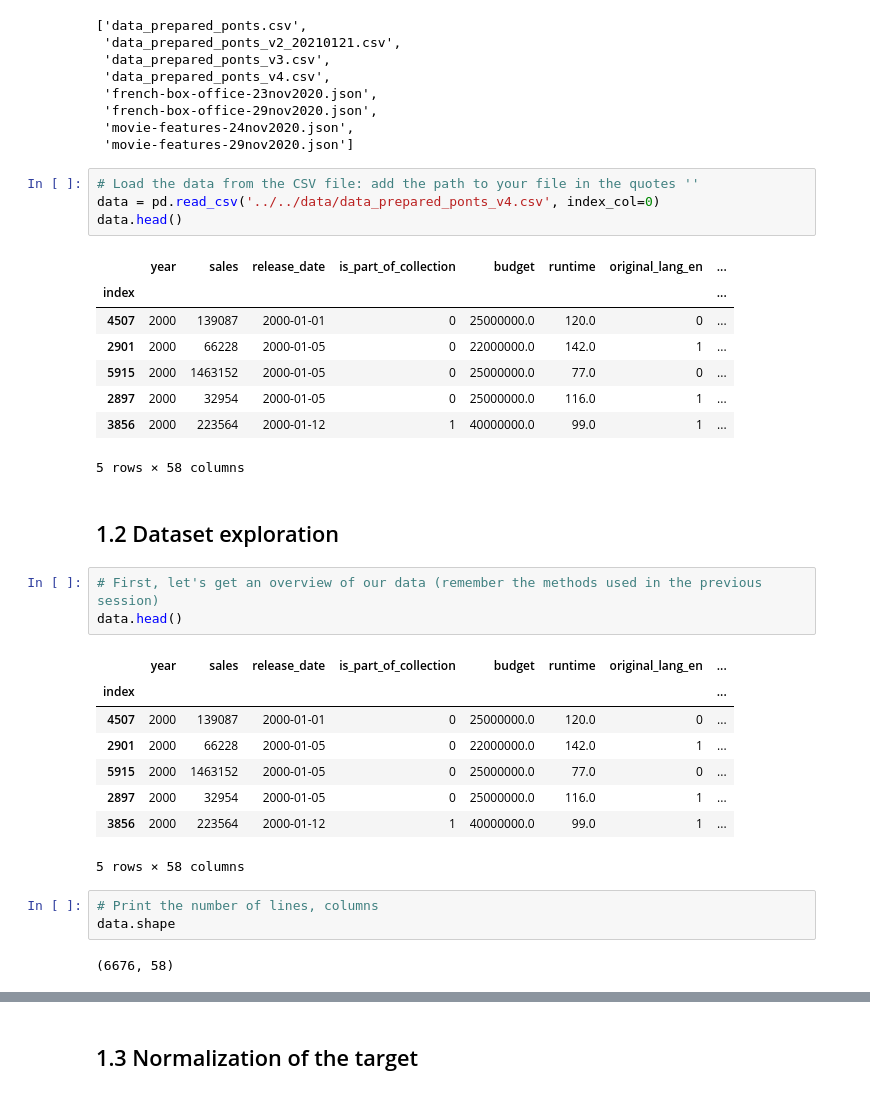
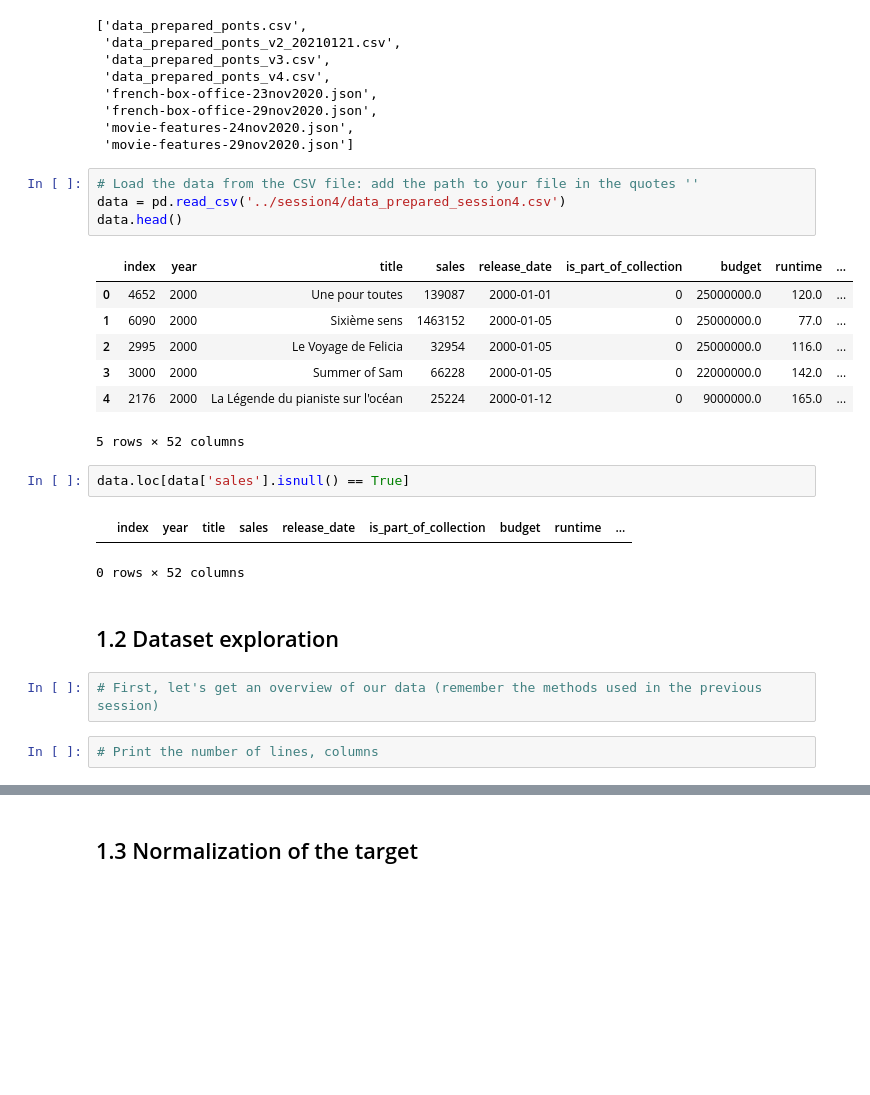
Before and after one commit to artefactory/french-box-office, a Jupyter notebook: notebooks/session5/td.ipynb, the cells around one changed output, grey strips where cells are left out. Cells and saved outputs as stored; diff of their text form; blank space fills up the shorter version.

```diff
--- a/notebooks/session5/session5-solutions.ipynb
+++ b/notebooks/session5/td.ipynb
@@ -56,35 +56,26 @@ files_list
  'movie-features-29nov2020.json']
 # %%
 # Load the data from the CSV file: add the path to your file in the quotes ''
-data = pd.read_csv('../../data/data_prepared_ponts_v4.csv', index_col=0)
+data = pd.read_csv('../session4/data_prepared_session4.csv')
 data.head()
 # %% [output]
-|  | year | sales | release_date | is_part_of_collection | budget | runtime | original_lang_en | ... |
-| index |  |  |  |  |  |  |  | ... |
-| 4507 | 2000 | 139087 | 2000-01-01 | 0 | 25000000.0 | 120.0 | 0 | ... |
-| 2901 | 2000 | 66228 | 2000-01-05 | 0 | 22000000.0 | 142.0 | 1 | ... |
-| 5915 | 2000 | 1463152 | 2000-01-05 | 0 | 25000000.0 | 77.0 | 0 | ... |
-| 2897 | 2000 | 32954 | 2000-01-05 | 0 | 25000000.0 | 116.0 | 1 | ... |
-| 3856 | 2000 | 223564 | 2000-01-12 | 1 | 40000000.0 | 99.0 | 1 | ... |
+|  | index | year | title | sales | release_date | is_part_of_collection | budget | runtime | ... |
+| 0 | 4652 | 2000 | Une pour toutes | 139087 | 2000-01-01 | 0 | 25000000.0 | 120.0 | ... |
+| 1 | 6090 | 2000 | Sixième sens | 1463152 | 2000-01-05 | 0 | 25000000.0 | 77.0 | ... |
+| 2 | 2995 | 2000 | Le Voyage de Felicia | 32954 | 2000-01-05 | 0 | 25000000.0 | 116.0 | ... |
+| 3 | 3000 | 2000 | Summer of Sam | 66228 | 2000-01-05 | 0 | 22000000.0 | 142.0 | ... |
+| 4 | 2176 | 2000 | La Légende du pianiste sur l'océan | 25224 | 2000-01-12 | 0 | 9000000.0 | 165.0 | ... |
-5 rows × 58 columns
+5 rows × 52 columns
+# %%
+data.loc[data['sales'].isnull() == True]
+# %% [output]
+|  | index | year | title | sales | release_date | is_part_of_collection | budget | runtime | ... |
+0 rows × 52 columns
 # %% [markdown]
 ## 1.2 Dataset exploration
 # %%
 # First, let's get an overview of our data (remember the methods used in the previous session)
-data.head()
-# %% [output]
-|  | year | sales | release_date | is_part_of_collection | budget | runtime | original_lang_en | ... |
-| index |  |  |  |  |  |  |  | ... |
-| 4507 | 2000 | 139087 | 2000-01-01 | 0 | 25000000.0 | 120.0 | 0 | ... |
-| 2901 | 2000 | 66228 | 2000-01-05 | 0 | 22000000.0 | 142.0 | 1 | ... |
-| 5915 | 2000 | 1463152 | 2000-01-05 | 0 | 25000000.0 | 77.0 | 0 | ... |
-| 2897 | 2000 | 32954 | 2000-01-05 | 0 | 25000000.0 | 116.0 | 1 | ... |
-| 3856 | 2000 | 223564 | 2000-01-12 | 1 | 40000000.0 | 99.0 | 1 | ... |
-5 rows × 58 columns
 # %%
 # Print the number of lines, columns
-data.shape
-# %% [output]
-(6676, 58)
 # %%
 # Plot info about the dataset: columns, data types, memory usage...
```
Also changed, not shown: parts of 33 cells of this notebook, 2 other files.
